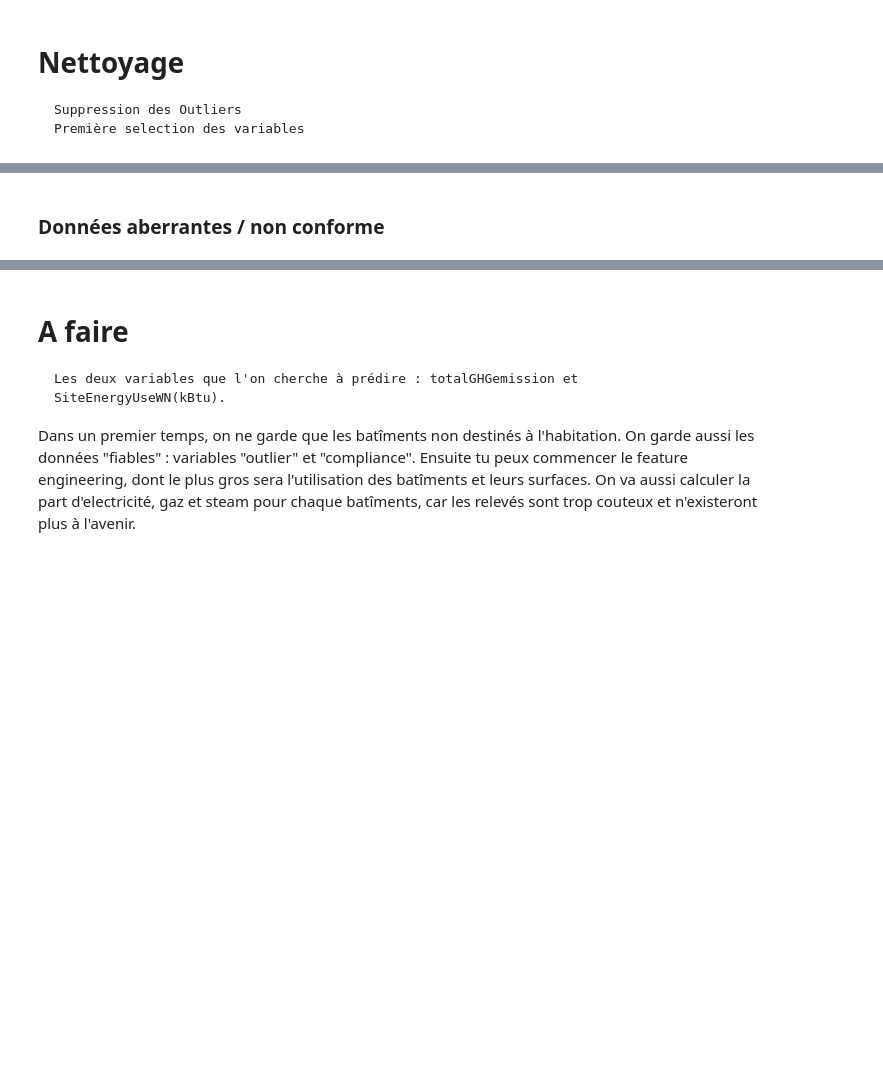
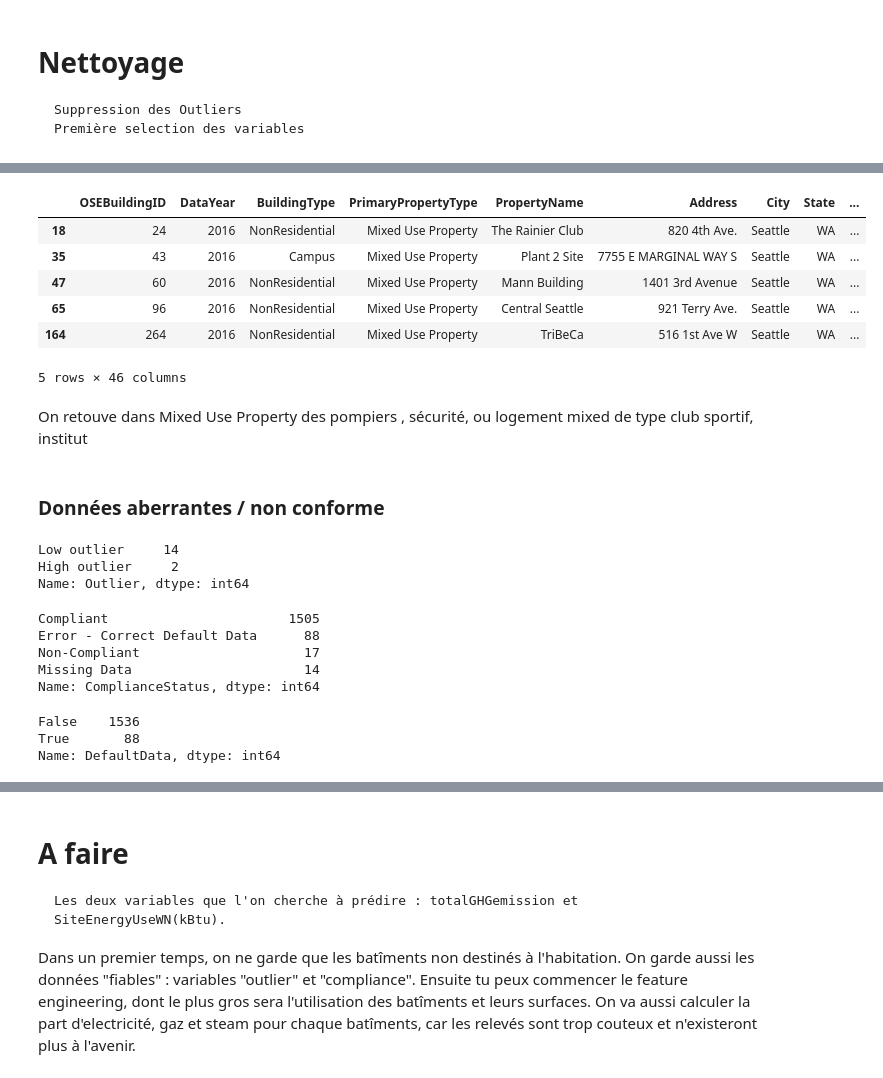
Before and after one commit to ArhurK/P4-Anticipez-les-besoins-en-consommation-de-batiments, a Jupyter notebook: P4.ipynb, the cells around one changed output, grey strips where cells are left out. Saved outputs shown, nothing was run; the diff lists cells and outputs as text; code cells hidden in the pictures; blank space fills up the shorter version.

```diff
--- a/P4.ipynb
+++ b/P4.ipynb
@@ -359,0 +359,4 @@ array(['Compliant', 'Error - Correct Default Data', 'Missing Data',
+# %%
+Non_Residential_select = ['NonResidential','Nonresidential COS','SPS-District K-12','Nonresidential WA','Campus']
+# %%
+df = data.loc[data['BuildingType'].isin(Non_Residential_select)]
@@ -360,3 +424,37 @@ array(['Compliant', 'Error - Correct Default Data', 'Missing Data',
+# %%
+df.loc[
+    (df['PrimaryPropertyType']=='Mixed Use Property')
+].head()
+# %% [output]
+|  | OSEBuildingID | DataYear | BuildingType | PrimaryPropertyType | PropertyName | Address | City | State | ... |
+| 18 | 24 | 2016 | NonResidential | Mixed Use Property | The Rainier Club | 820 4th Ave. | Seattle | WA | ... |
+| 35 | 43 | 2016 | Campus | Mixed Use Property | Plant 2 Site | 7755 E MARGINAL WAY S | Seattle | WA | ... |
+| 47 | 60 | 2016 | NonResidential | Mixed Use Property | Mann Building | 1401 3rd Avenue | Seattle | WA | ... |
+| 65 | 96 | 2016 | NonResidential | Mixed Use Property | Central Seattle | 921 Terry Ave. | Seattle | WA | ... |
+| 164 | 264 | 2016 | NonResidential | Mixed Use Property | TriBeCa | 516 1st Ave W | Seattle | WA | ... |
+5 rows × 46 columns
+# %% [markdown]
+On retouve dans Mixed Use Property des pompiers , sécurité, ou logement mixed de type club sportif, institut
 # %% [markdown]
  ### Données aberrantes / non conforme
+# %%
+df.Outlier.value_counts()
+# %% [output]
+Low outlier     14
+High outlier     2
+Name: Outlier, dtype: int64
+# %%
+df['ComplianceStatus'].value_counts()
+# %% [output]
+Compliant                       1505
+Error - Correct Default Data      88
+Non-Compliant                     17
+Missing Data                      14
+Name: ComplianceStatus, dtype: int64
+# %%
+df.DefaultData.value_counts()
+# %% [output]
+False    1536
+True       88
+Name: DefaultData, dtype: int64
 # %%
```
Also changed, not shown: parts of 24 cells of this notebook.
